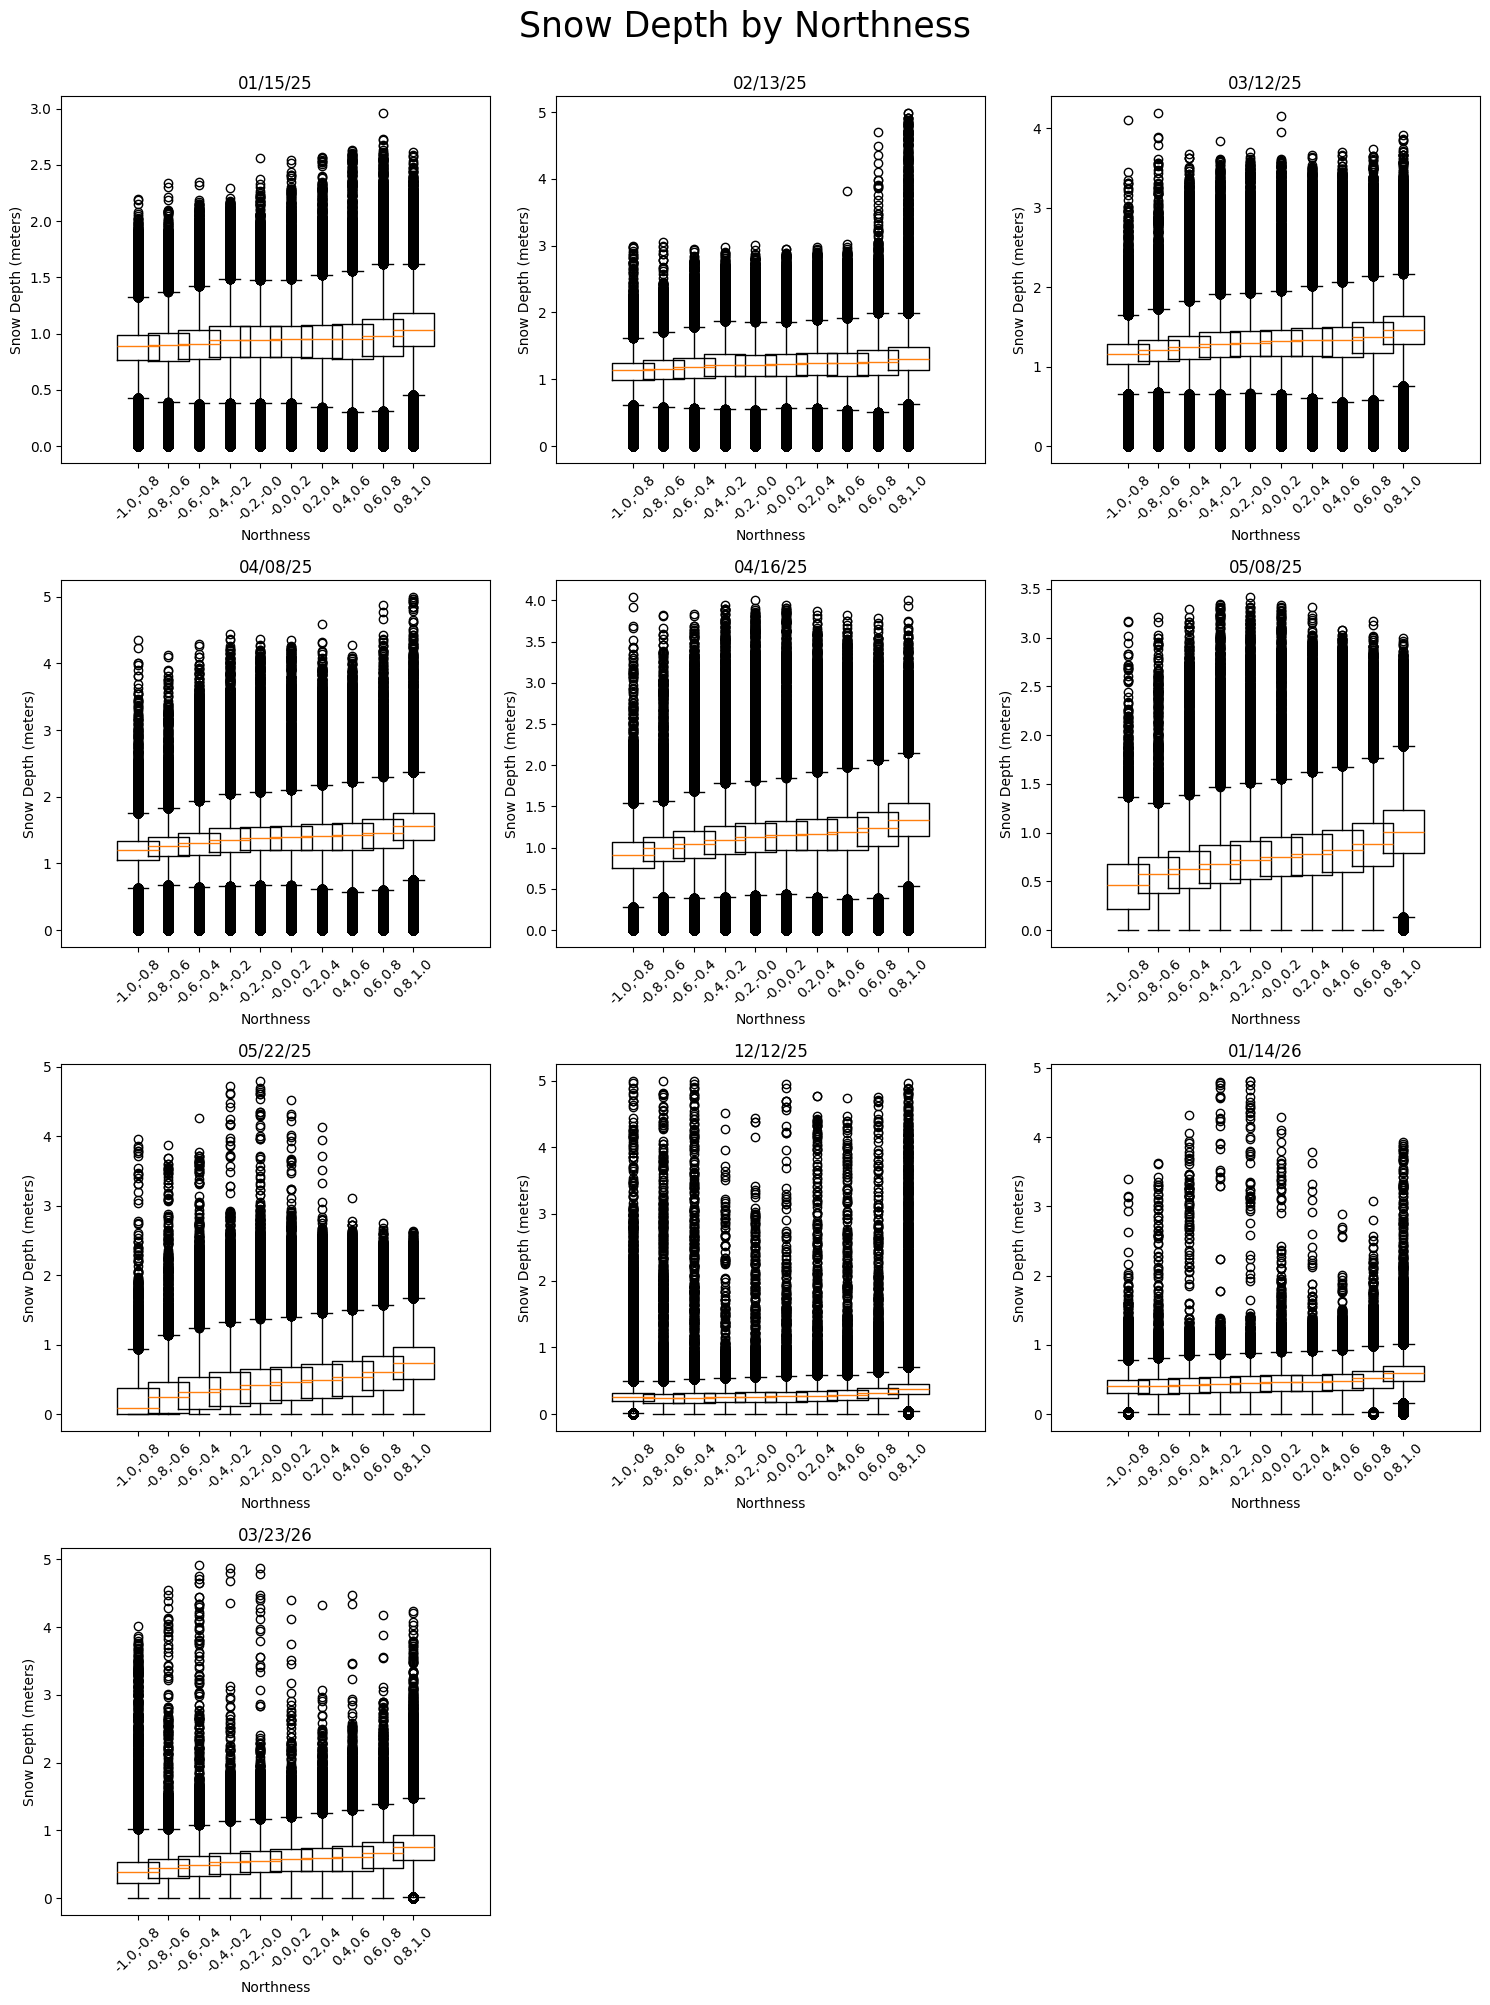
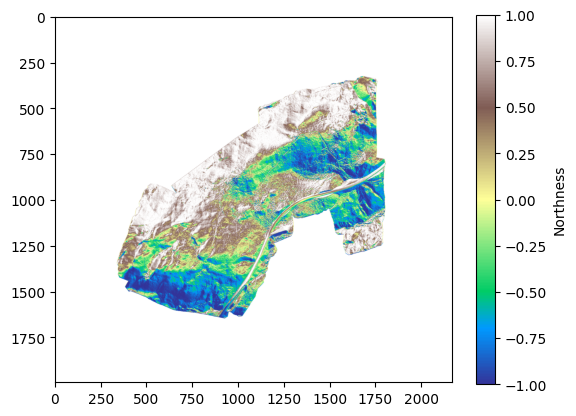
The change to this notebook cell's code, shown as a diff; its figure went from the first image to the second:
--- before
+++ after
@@ -45,6 +45,14 @@
     makeBigPlot("Snow Depth by Burn Severity", plotBurnSeverity)
 
+#Display snow depth rasters in big plot
+if(True):
+    #setup plot parameters
+    image = plt.imshow(northnessDem.z, cmap='terrain')
+    plt.title = "Northness Raster"
+    plt.colorbar(image, label='Northness')
+    plt.show()
+
 #Boxplot of northness.
-if(True):
+if(False):
     def plotNorthness(ax, dem):
         #get depths (resample & filter depths)
@@ -74,5 +82,5 @@
 
 #Box plot of northness by snow depth by burn severity and date
-if(True):
+if(False):
     #get bsData and northnessData since they are the same for each subplot
     bsData = bsDem.z.ravel()

Commit: northness raster